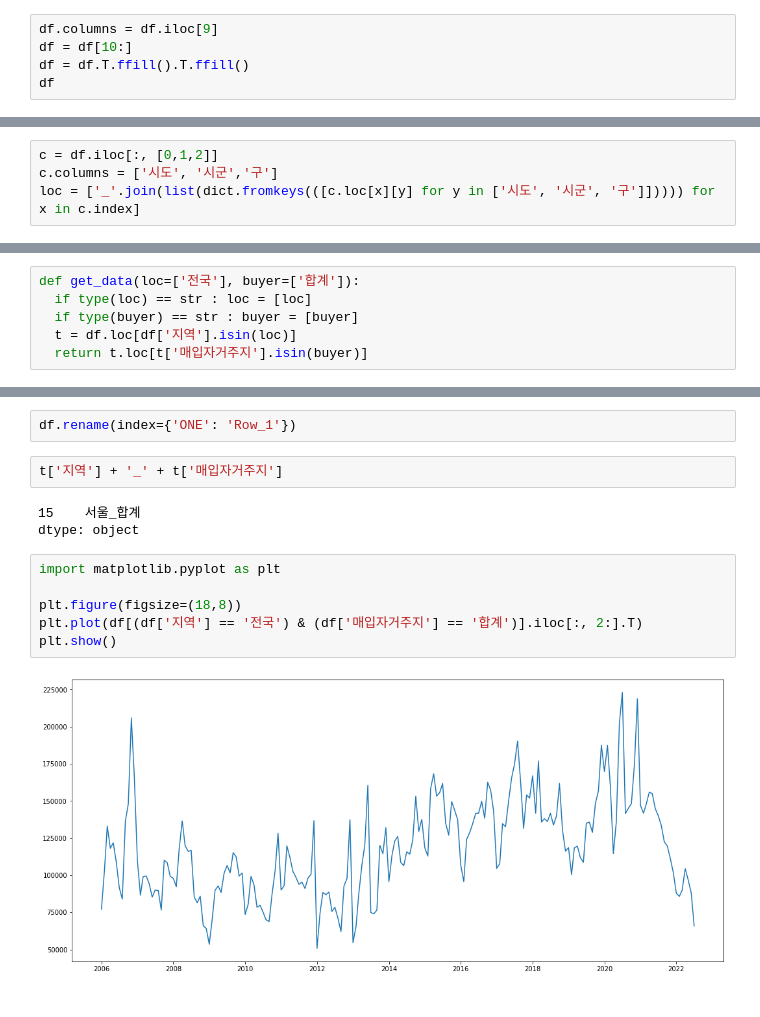
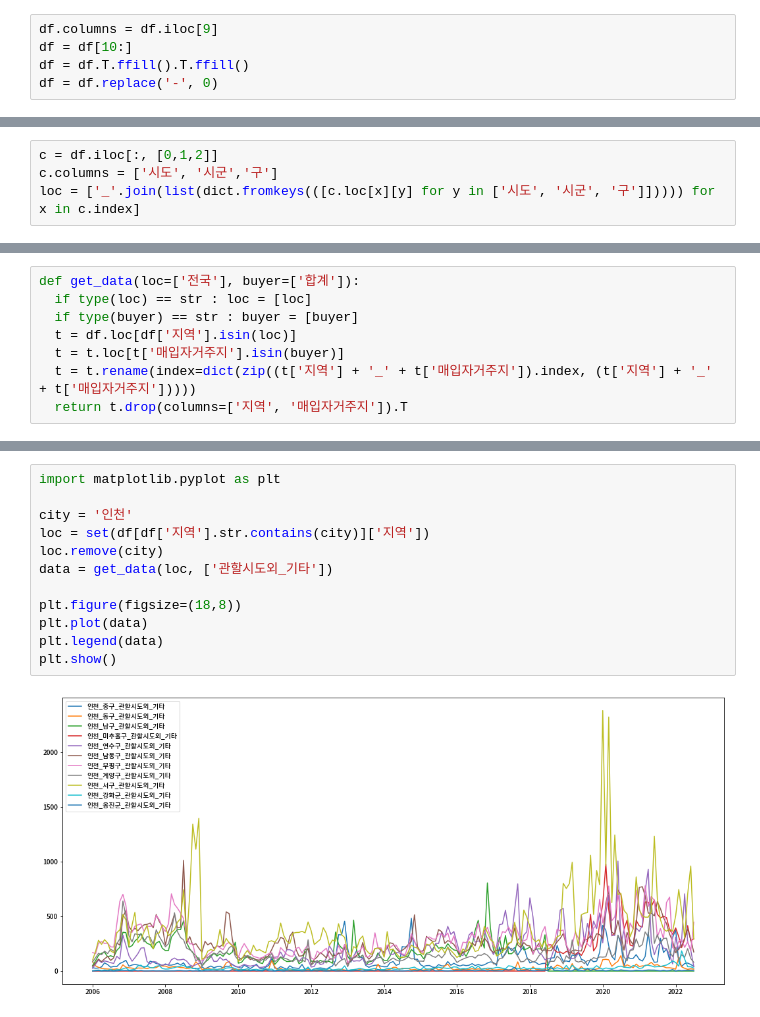
Before and after one commit to yeonghun00/real-estate, a Jupyter notebook: traded.ipynb, the cells around one changed output, grey strips where cells are left out. Cells and saved outputs as stored; diff of their text form.

```diff
--- a/traded.ipynb
+++ b/traded.ipynb
@@ -20,4 +52,4 @@ df = pd.read_excel(data)
 df.columns = df.iloc[9]
 df = df[10:]
 df = df.T.ffill().T.ffill()
-df
+df = df.replace('-', 0)
@@ -65,4 +77,6 @@ def get_data(loc=['전국'], buyer=['합계']):
   if type(loc) == str : loc = [loc]
   if type(buyer) == str : buyer = [buyer]
   t = df.loc[df['지역'].isin(loc)]
-  return t.loc[t['매입자거주지'].isin(buyer)]
+  t = t.loc[t['매입자거주지'].isin(buyer)]
+  t = t.rename(index=dict(zip((t['지역'] + '_' + t['매입자거주지']).index, (t['지역'] + '_' + t['매입자거주지']))))
+  return t.drop(columns=['지역', '매입자거주지']).T
@@ -77,15 +83,14 @@ t
-# %%
-df.rename(index={'ONE': 'Row_1'})
-# %%
-t['지역'] + '_' + t['매입자거주지']
-# %% [output]
-15    서울_합계
-dtype: object
 # %%
 import matplotlib.pyplot as plt
 
+city = '인천'
+loc = set(df[df['지역'].str.contains(city)]['지역'])
+loc.remove(city)
+data = get_data(loc, ['관할시도외_기타'])
+
 plt.figure(figsize=(18,8))
-plt.plot(df[(df['지역'] == '전국') & (df['매입자거주지'] == '합계')].iloc[:, 2:].T)
+plt.plot(data)
+plt.legend(data)
 plt.show()
 # %% [output]
-[figure, old version]
+[figure, new version]
```
Also changed, not shown: parts of 14 cells of this notebook.
